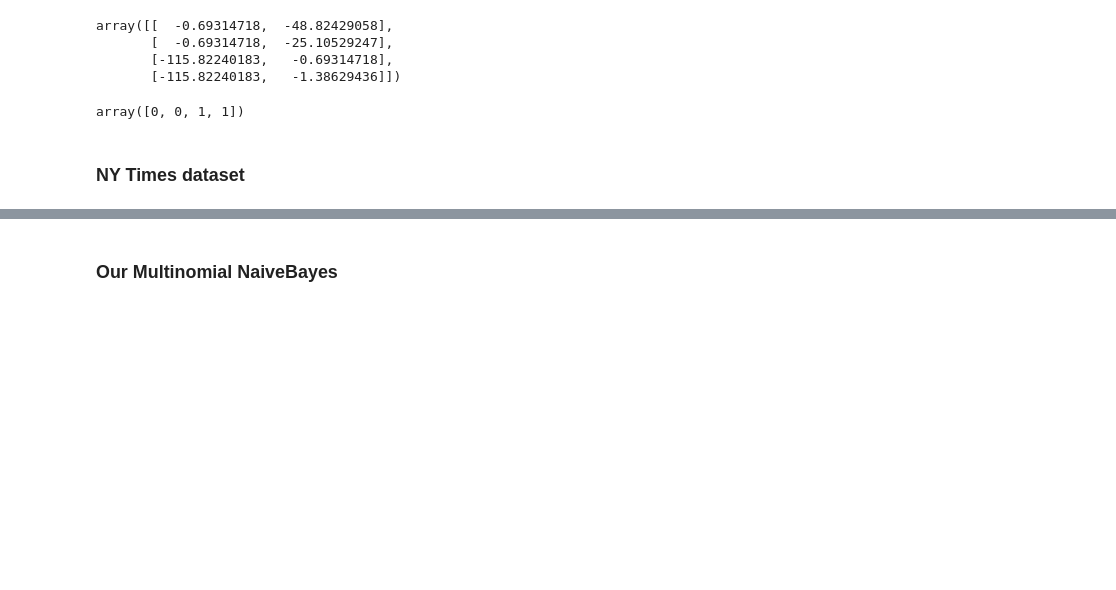
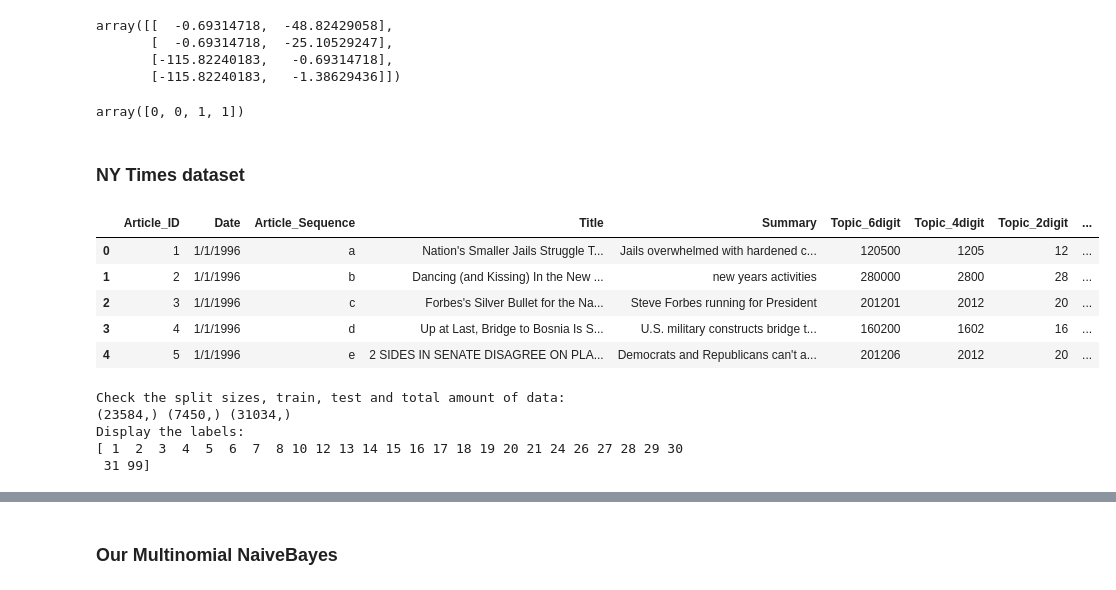
Before and after one commit to czs92/MachineLearning, a Jupyter notebook: MultinomialNaiveBayes.ipynb, the cells around one changed output, grey strips where cells are left out. Saved outputs shown, nothing was run; the diff lists cells and outputs as text; code cells hidden in the pictures; blank space fills up the shorter version.

```diff
--- a/MultinomialNaiveBayes.ipynb
+++ b/MultinomialNaiveBayes.ipynb
@@ -67,8 +68,15 @@ array([0, 0, 1, 1])
 # %%
 #load data
 import pandas as pd
-data=pd.read_csv('./files/Boydstun_NYT_FrontPage_Dataset_1996-2006_0.csv')
+data=pd.read_csv('../../files/Boydstun_NYT_FrontPage_Dataset_1996-2006_0.csv')
 data.head()
+# %% [output]
+|  | Article_ID | Date | Article_Sequence | Title | Summary | Topic_6digit | Topic_4digit | Topic_2digit | ... |
+| 0 | 1 | 1/1/1996 | a | Nation's Smaller Jails Struggle T... | Jails overwhelmed with hardened c... | 120500 | 1205 | 12 | ... |
+| 1 | 2 | 1/1/1996 | b | Dancing (and Kissing) In the New ... | new years activities | 280000 | 2800 | 28 | ... |
+| 2 | 3 | 1/1/1996 | c | Forbes's Silver Bullet for the Na... | Steve Forbes running for President | 201201 | 2012 | 20 | ... |
+| 3 | 4 | 1/1/1996 | d | Up at Last, Bridge to Bosnia Is S... | U.S. military constructs bridge t... | 160200 | 1602 | 16 | ... |
+| 4 | 5 | 1/1/1996 | e | 2 SIDES IN SENATE DISAGREE ON PLA... | Democrats and Republicans can't a... | 201206 | 2012 | 20 | ... |
 # %%
 import numpy as np
 #Let us train the classifier with data up to 1/1/2004 and test its performnace in data from 2004-2006
@@ -83,6 +91,12 @@ print ('Check the split sizes, train, test and total amount of data:')
 print (raw_train.shape, raw_test.shape, raw_data.shape)
 print ('Display the labels:')
 print (np.unique(y))
+# %% [output]
+Check the split sizes, train, test and total amount of data:
+(23584,) (7450,) (31034,)
+Display the labels:
+[ 1  2  3  4  5  6  7  8 10 12 13 14 15 16 17 18 19 20 21 24 26 27 28 29 30
+ 31 99]
 # %%
 # Let us tokenize the data
 from sklearn.feature_extraction.text import CountVectorizer
```
Also changed, not shown: parts of 8 cells of this notebook.
